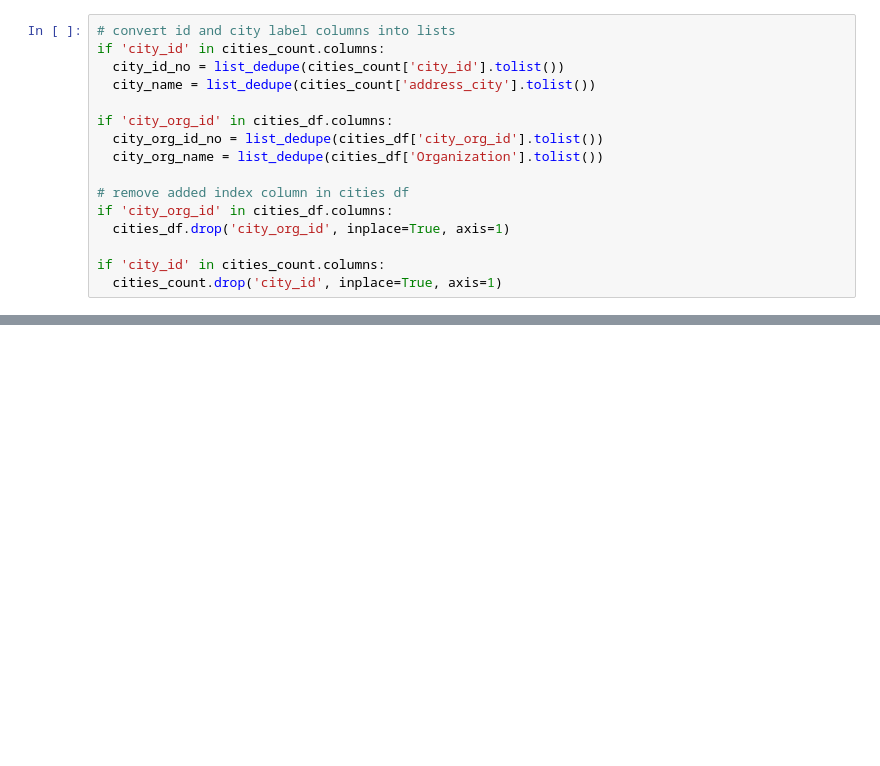
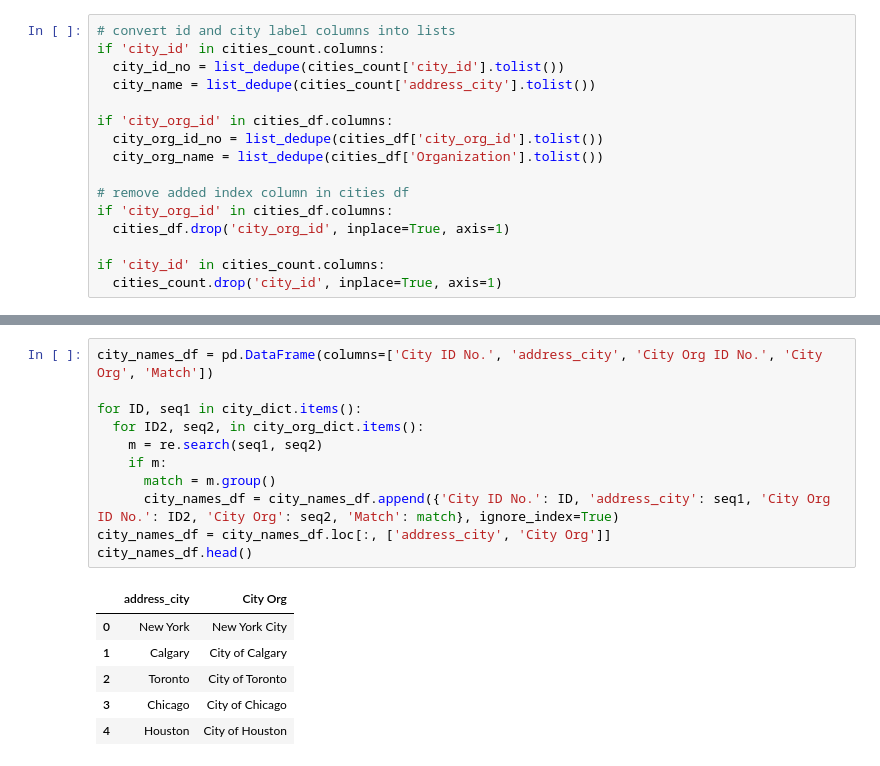
Before and after one commit to martin-fabbri/kaggle-competitions, a Jupyter notebook: cdp-unlocking-climate-solutions/1_kaggle_cdp_eda.ipynb, the cells around one changed output, grey strips where cells are left out. Cells and saved outputs as stored; diff of their text form; blank space fills up the shorter version.

```diff
--- a/cdp-unlocking-climate-solutions/1_kaggle_cdp_eda.ipynb
+++ b/cdp-unlocking-climate-solutions/1_kaggle_cdp_eda.ipynb
@@ -304,0 +306,18 @@ NameError: ignored
+# %%
+city_names_df = pd.DataFrame(columns=['City ID No.', 'address_city', 'City Org ID No.', 'City Org', 'Match'])
+
+for ID, seq1 in city_dict.items():
+  for ID2, seq2, in city_org_dict.items():
+    m = re.search(seq1, seq2)
+    if m:
+      match = m.group()
+      city_names_df = city_names_df.append({'City ID No.': ID, 'address_city': seq1, 'City Org ID No.': ID2, 'City Org': seq2, 'Match': match}, ignore_index=True)
+city_names_df = city_names_df.loc[:, ['address_city', 'City Org']]
+city_names_df.head()
+# %% [output]
+|  | address_city | City Org |
+| 0 | New York | New York City |
+| 1 | Calgary | City of Calgary |
+| 2 | Toronto | City of Toronto |
+| 3 | Chicago | City of Chicago |
+| 4 | Houston | City of Houston |
```
Also changed, not shown: parts of 9 cells of this notebook.
